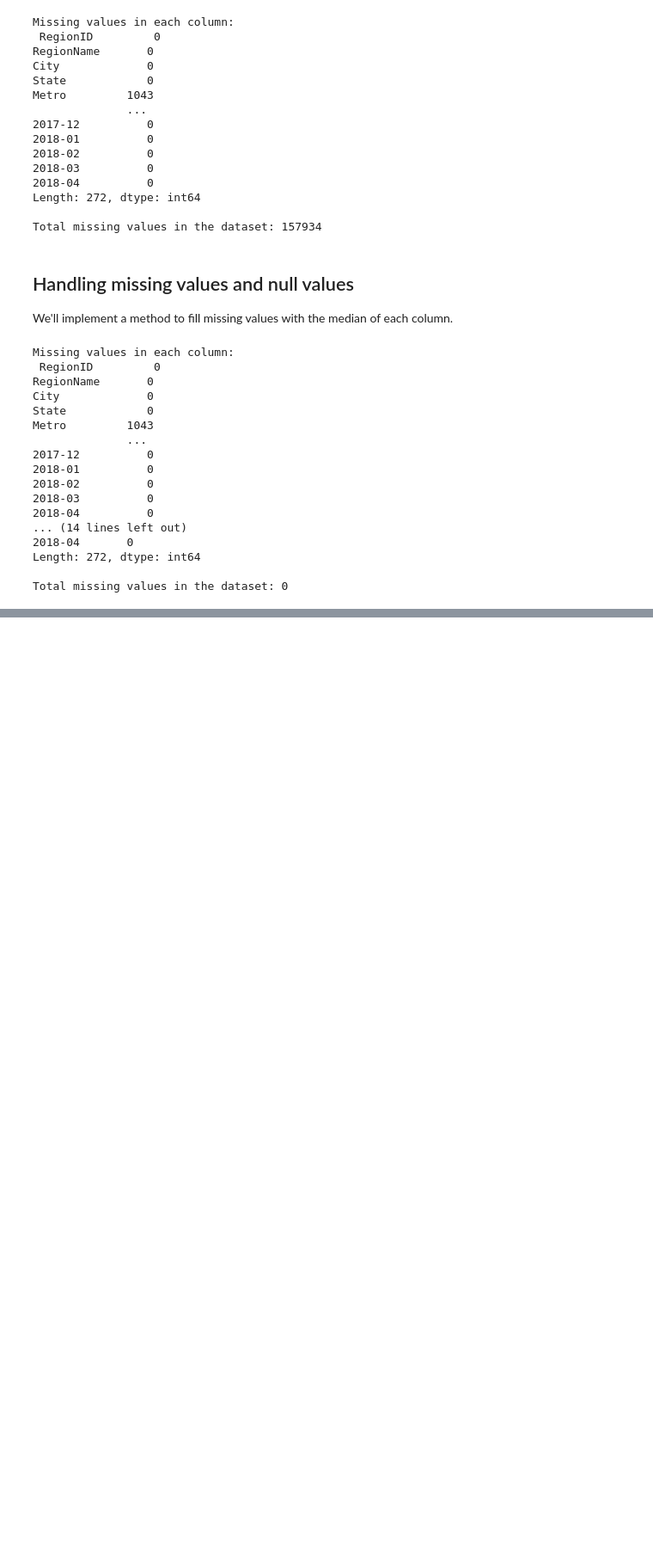
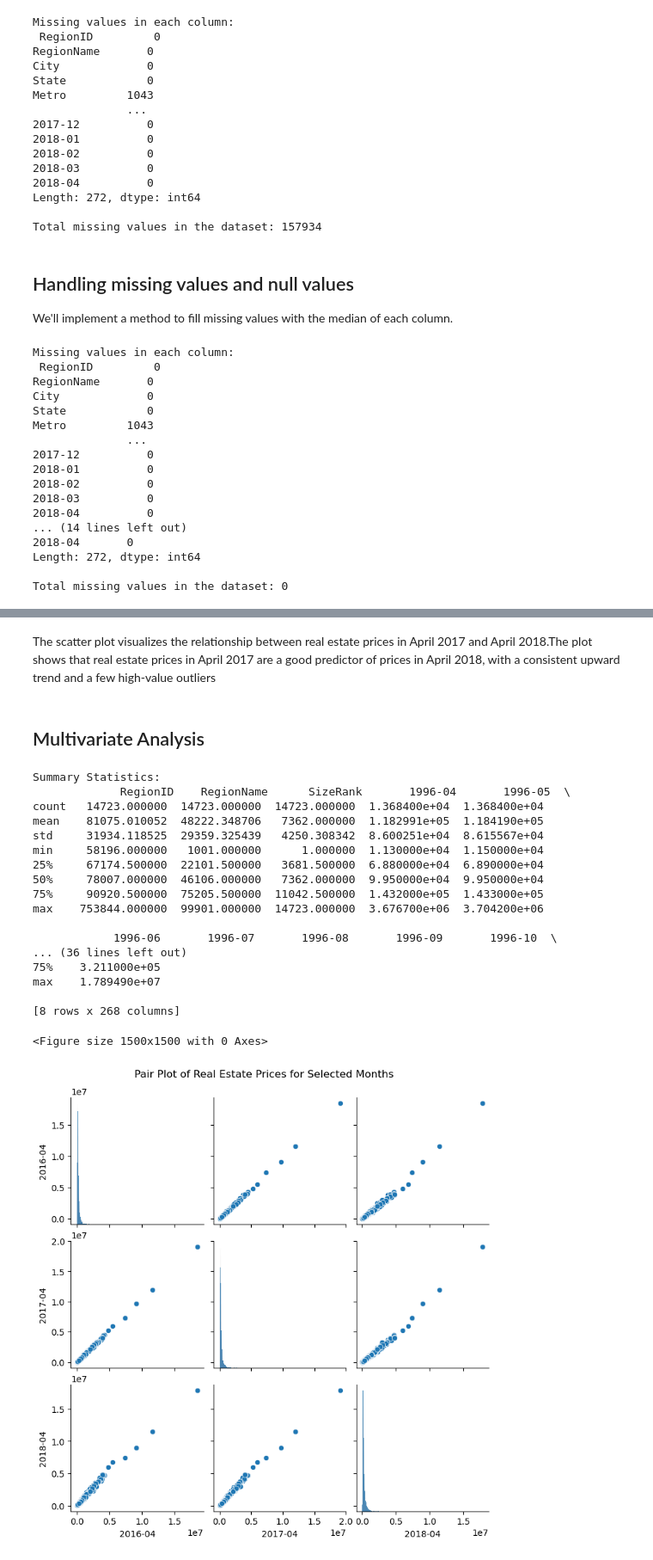
Before and after one commit to Sandrakiptumm/phase-4-group-3-project, a Jupyter notebook: index.ipynb, the cells around one changed output, grey strips where cells are left out. Shown: that part at 86% size. Saved outputs shown, nothing was run; the diff lists cells and outputs as text; code cells hidden in the pictures; blank space fills up the shorter version.

```diff
--- a/index.ipynb
+++ b/index.ipynb
@@ -339,0 +452,49 @@ Total missing values in the dataset: 0
+# %% [markdown]
+The scatter plot visualizes the relationship between real estate prices in April 2017 and April 2018.The plot shows that real estate prices in April 2017 are a good predictor of prices in April 2018, with a consistent upward trend and a few high-value outliers
+# %% [markdown]
+## Multivariate Analysis
+# %%
+class RealEstateAnalyzer:
+    """Analyzes real estate data for investment."""
+
+    def __init__(self, data_path):
+        self.data = pd.read_csv(data_path)
+
+    def multivariate_analysis(self):
+        """
+        Performs multivariate analysis on the dataset.
+        """
+        # Summary statistics
+        print("Summary Statistics:\n", self.data.describe())
+
+        # Pair plot of real estate prices for a few selected months
+        selected_columns = ['2016-04', '2017-04', '2018-04']
+        plt.figure(figsize=(15,15))
+        sns.pairplot(self.data[selected_columns])
+        plt.suptitle('Pair Plot of Real Estate Prices for Selected Months', y=1.02)
+        plt.show()
+
+# Example usage
+data_path = "zillow_data.csv"
+analyzer = RealEstateAnalyzer(data_path)
+analyzer.multivariate_analysis()
+# %% [output]
+Summary Statistics:
+             RegionID    RegionName      SizeRank       1996-04       1996-05  \
+count   14723.000000  14723.000000  14723.000000  1.368400e+04  1.368400e+04
+mean    81075.010052  48222.348706   7362.000000  1.182991e+05  1.184190e+05
+std     31934.118525  29359.325439   4250.308342  8.600251e+04  8.615567e+04
+min     58196.000000   1001.000000      1.000000  1.130000e+04  1.150000e+04
+25%     67174.500000  22101.500000   3681.500000  6.880000e+04  6.890000e+04
+50%     78007.000000  46106.000000   7362.000000  9.950000e+04  9.950000e+04
+75%     90920.500000  75205.500000  11042.500000  1.432000e+05  1.433000e+05
+max    753844.000000  99901.000000  14723.000000  3.676700e+06  3.704200e+06
+
+            1996-06       1996-07       1996-08       1996-09       1996-10  \
+... (36 lines left out)
+75%    3.211000e+05
+max    1.789490e+07
+
+[8 rows x 268 columns]
+<Figure size 1500x1500 with 0 Axes>
+[figure, added]
```
Also changed, not shown: parts of 8 cells of this notebook.
